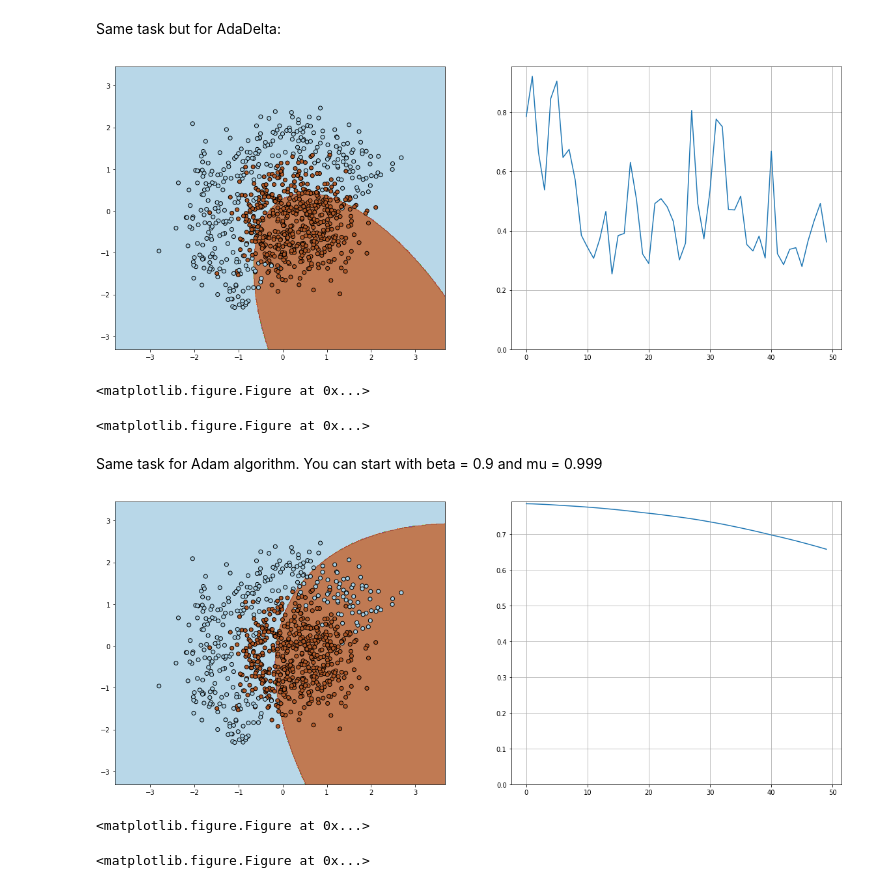
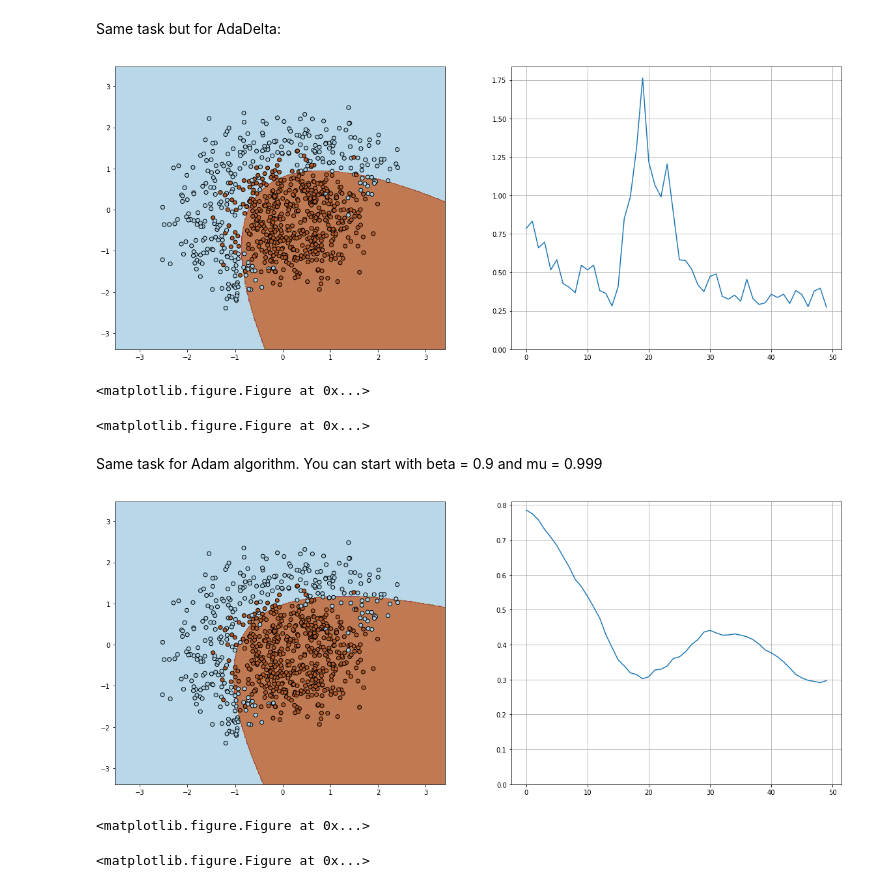
Before and after one commit to avgaydashenko/deep-learning-hw, a Jupyter notebook: task_1.ipynb, the cells around one changed output. Saved outputs shown, nothing was run; the diff lists cells and outputs as text; code cells hidden in the pictures.

```diff
--- a/task_1.ipynb
+++ b/task_1.ipynb
@@ -247,72 +236,70 @@ plt.clf()
 # %% [markdown]
 Same task but for AdaDelta:
 # %%
-w = np.array([1,0,0,0,0,0], dtype=np.float32)
-c = np.array([0,0,0,0,0,0], dtype=np.float32)
+w = tf.Variable([1,0,0,0,0,0], dtype=tf.float32, name='weight')
+c = tf.Variable([0,0,0,0,0,0], dtype=tf.float32, name='c')
 
 alpha = 0.3 # learning rate
-beta = 0.5
-mu    = 0 # momentum
+beta = 0.3
 eps = 1e-8  # A small constant for numerical stability
+
+update_w = tf.assign_sub(w, alpha * compute_grad(X_pl_gr, y_pl_gr, w) / (tf.sqrt(c + eps)))
+update_c = tf.assign(c, beta * c + (1 - beta) * tf.pow(compute_grad(X_pl_gr, y_pl_gr, w), 2))
 
 n_iter = 50
 batch_size = 4
 loss = np.zeros(n_iter)
 plt.figure(figsize=(12,5))
 with tf.Session() as sess:
+    sess.run(tf.global_variables_initializer())
     for i in range(n_iter):
         ind = random.sample(range(X.shape[0]), batch_size)
 
-        loss[i] = sess.run(compute_loss(X_pl_l, y_pl_l, w_pl), feed_dict={X_pl_l: X,
-                                                                            y_pl_l: y,
-                                                                            w_pl: w})
+        loss[i] = sess.run(compute_loss(X_pl_l, y_pl_l, w), feed_dict={X_pl_l: X, y_pl_l: y})
 
-        gradient = sess.run(compute_grad(X_pl_gr, y_pl_gr, w_pl), feed_dict={X_pl_gr: X[ind],
-                                                                               y_pl_gr: y[ind],
-                                                                               w_pl: w})
-        c = beta * c + (1 - beta) * gradient ** 2
-        w -= alpha * gradient / (np.sqrt(c) + eps)
+        sess.run(update_c, feed_dict={X_pl_gr: X[ind], y_pl_gr: y[ind]})
+        sess.run(update_w, feed_dict={X_pl_gr: X[ind], y_pl_gr: y[ind]})
 
-visualize(X, y, w.reshape(-1, 1), loss, n_iter)
-plt.clf()
+    visualize(X, y, (tf.reshape(w, (-1, 1))).eval(), loss, n_iter)
+    plt.clf()
 # %% [output]
-[figure, old version]
+[figure, new version]
 <matplotlib.figure.Figure at 0x...>
 <matplotlib.figure.Figure at 0x...>
 # %% [markdown]
 Same task for Adam algorithm. You can start with beta = 0.9 and mu = 0.999
 # %%
-w = np.array([1,0,0,0,0,0], dtype=np.float32)
-v = np.array([0,0,0,0,0,0], dtype=np.float32)
-c = np.array([0,0,0,0,0,0], dtype=np.float32)
+w = tf.Variable([1,0,0,0,0,0], dtype=tf.float32, name='weight')
+c = tf.Variable([0,0,0,0,0,0], dtype=tf.float32, name='c')
+v = tf.Variable([0,0,0,0,0,0], dtype=tf.float32, name='v')
 
-alpha = 0.2 # learning rate
-beta = 0.9  # (beta1 coefficient in original paper) exponential decay rate for the 1st moment estimates
-mu   = 0.999  # (beta2 coefficient in original paper) exponential decay rate for the 2nd moment estimates
+alpha = 0.1 # learning rate
+beta = 0.2  # (beta1 coefficient in original paper) exponential decay rate for the 1st moment estimates
+mu   = 0.9  # (beta2 coefficient in original paper) exponential decay rate for the 2nd moment estimates
 eps = 1e-8  # A small constant for numerical stability
+
+update_w = tf.assign_sub(w, alpha * v / (tf.sqrt(c + eps)))
+update_c = tf.assign(c, beta * c + (1 - beta) * tf.pow(compute_grad(X_pl_gr, y_pl_gr, w), 2))
+update_v = tf.assign(v, mu * v + (1 - mu) * compute_grad(X_pl_gr, y_pl_gr, w))
 
 n_iter = 50
 batch_size = 4
 loss = np.zeros(n_iter)
 plt.figure(figsize=(12,5))
 with tf.Session() as sess:
+    sess.run(tf.global_variables_initializer())
     for i in range(n_iter):
         ind = random.sample(range(X.shape[0]), batch_size)
 
-        loss[i] = sess.run(compute_loss(X_pl_l, y_pl_l, w_pl), feed_dict={X_pl_l: X,
-                                                                            y_pl_l: y,
-                                                                            w_pl: w})
+        loss[i] = sess.run(compute_loss(X_pl_l, y_pl_l, w), feed_dict={X_pl_l: X, y_pl_l: y})
 
-        gradient = sess.run(compute_grad(X_pl_gr, y_pl_gr, w_pl), feed_dict={X_pl_gr: X[ind],
-                                                                               y_pl_gr: y[ind],
-                                                                               w_pl: w})
-        v = mu * v + (1 - mu) * gradient
-        c = beta * c + (1 - beta) * gradient ** 2
-        w -= alpha * v / (np.sqrt(c) + eps)
+        sess.run(update_v, feed_dict={X_pl_gr: X[ind], y_pl_gr: y[ind]})
+        sess.run(update_c, feed_dict={X_pl_gr: X[ind], y_pl_gr: y[ind]})
+        sess.run(update_w)
 
-visualize(X, y, w.reshape(-1, 1), loss, n_iter)
-plt.clf()
+    visualize(X, y, (tf.reshape(w, (-1, 1))).eval(), loss, n_iter)
+    plt.clf()
 # %% [output]
-[figure, old version]
+[figure, new version]
 <matplotlib.figure.Figure at 0x...>
 <matplotlib.figure.Figure at 0x...>
```
Also changed, not shown: parts of 6 cells of this notebook.
